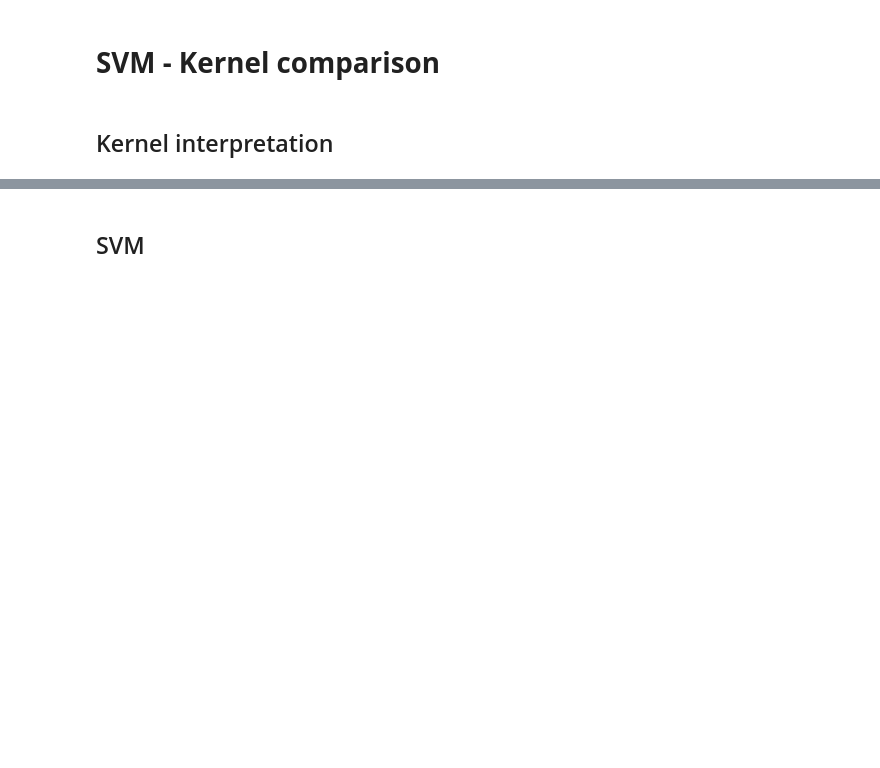
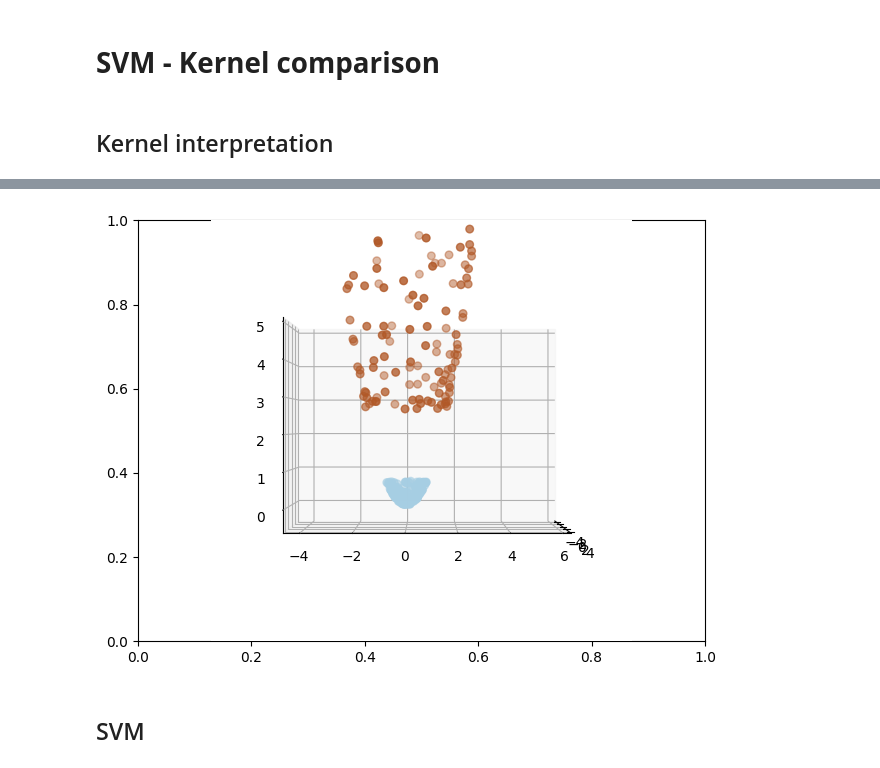
Before and after one commit to rubenfonnegra/machine_learning, a Jupyter notebook: Sem_03/kernels_svm.ipynb, the cells around one changed output, grey strips where cells are left out. Cells and saved outputs as stored; diff of their text form; code cells hidden in the pictures; blank space fills up the shorter version.

```diff
--- a/Sem_03/kernels_svm.ipynb
+++ b/Sem_03/kernels_svm.ipynb
@@ -22,3 +34,13 @@ plt.tight_layout()
+# %%
+f, _ = plt.subplots()
+ax = f.add_subplot(projection='3d')
+
+ax.view_init(0, 0)
+ax.scatter3D( X[:,0] , X[:,1] , Xk , c = y , s=30, cmap='Paired')
+ax.set_zlim(-0.5,5)
+plt.tight_layout()
+# %% [output]
+[figure, added]
 # %%
 # Sve all figs
 # %%
```
Also changed, not shown: parts of 5 cells of this notebook.
